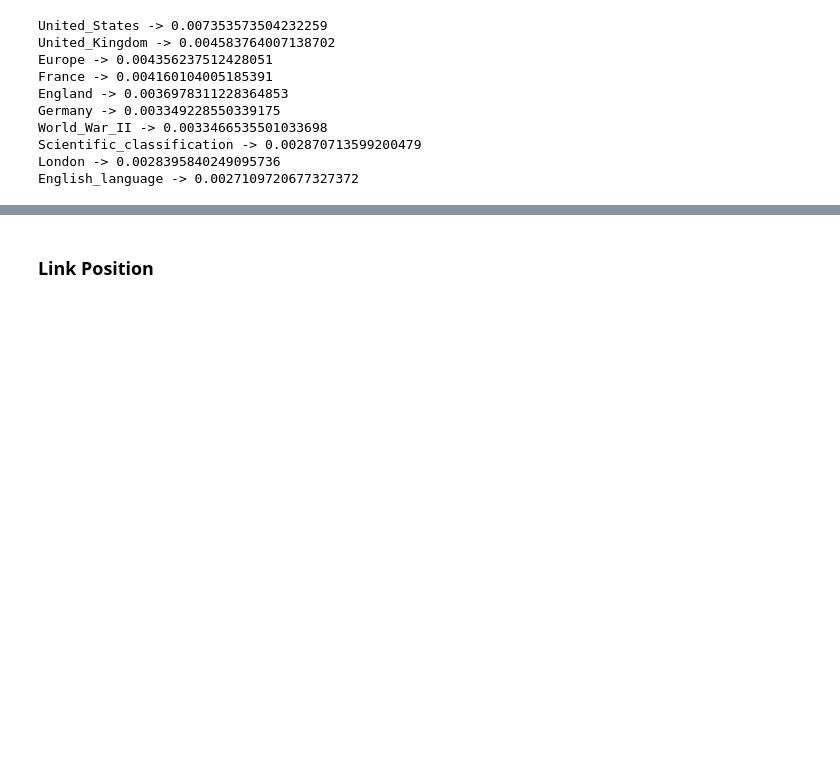
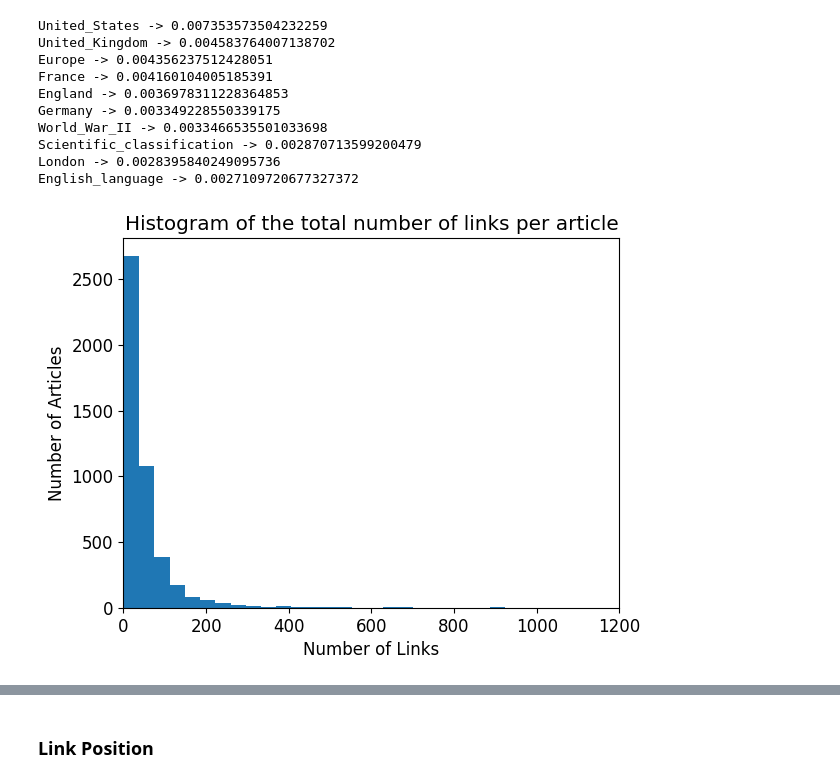
Before and after one commit to epfl-ada/ada-2022-project-souvladaki, a Jupyter notebook: initial_analysis.ipynb, the cells around one changed output, grey strips where cells are left out. Saved outputs shown, nothing was run; the diff lists cells and outputs as text; code cells hidden in the pictures; blank space fills up the shorter version.

```diff
--- a/initial_analysis.ipynb
+++ b/initial_analysis.ipynb
@@ -240,3 +247,16 @@ World_War_II -> 0.0033466535501033698
 Scientific_classification -> 0.002870713599200479
 London -> 0.0028395840249095736
 English_language -> 0.0027109720677327372
+# %%
+# Visualizing the number of links per article.
+
+links_counts = wiki_graph["links_count"].values
+
+plt.hist(links_counts, bins=50)
+plt.title("Histogram of the total number of links per article")
+plt.xlabel("Number of Links")
+plt.ylabel("Number of Articles")
+plt.xlim([0,1200])
+plt.show()
+# %% [output]
+[figure, added]
```
Also changed, not shown: parts of 22 cells of this notebook, 3 other files.
